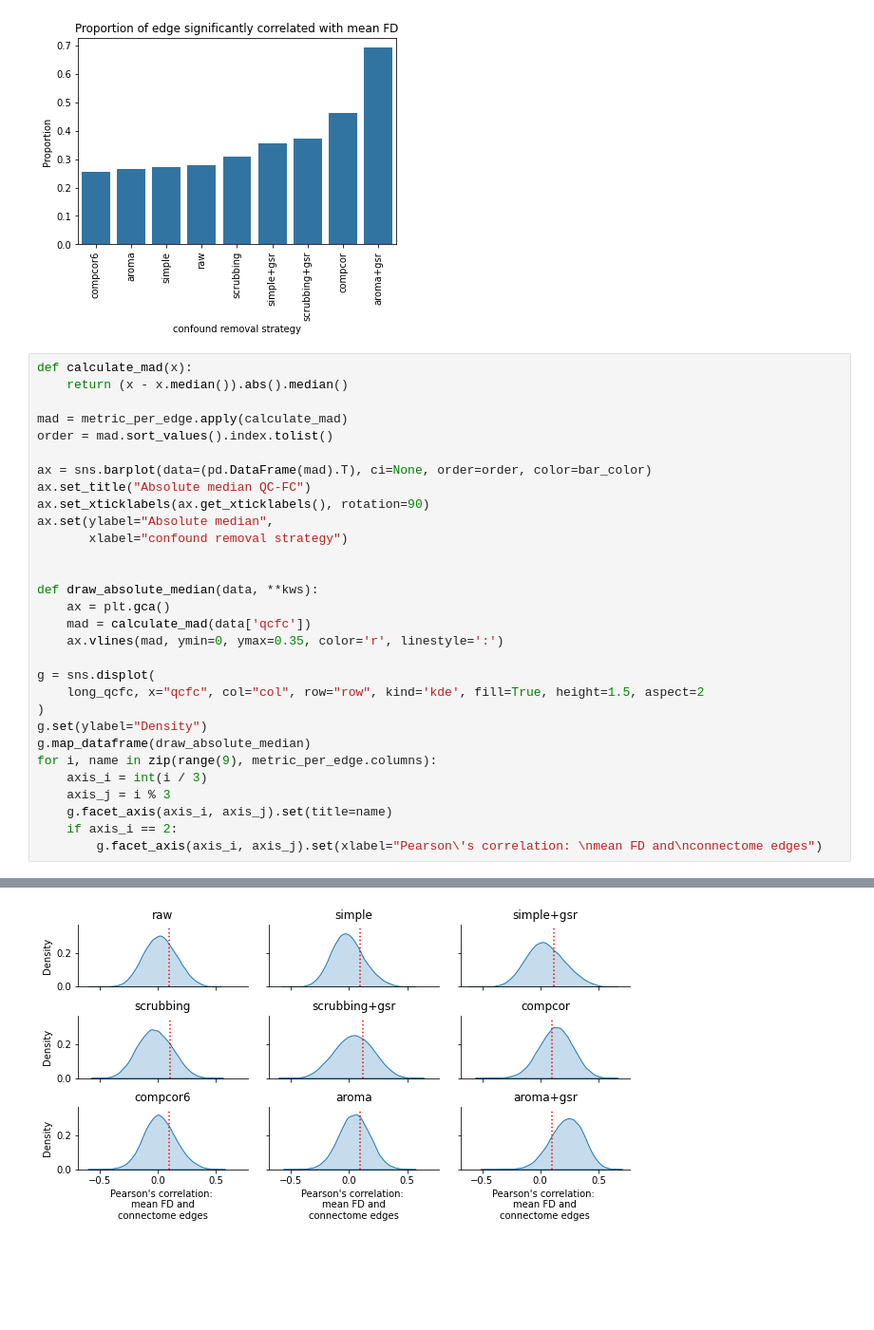
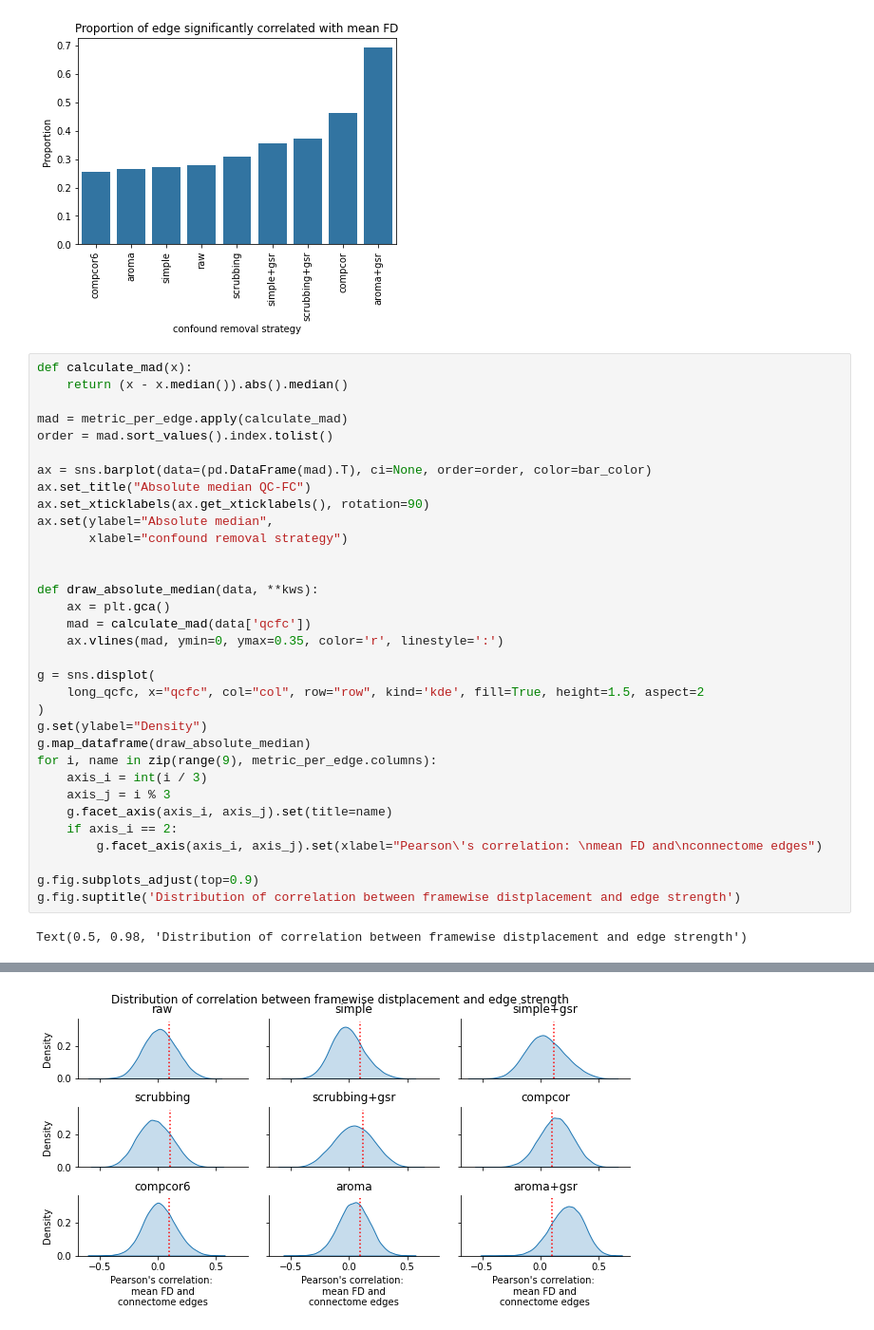
Before and after one commit to SIMEXP/fmriprep-denoise-benchmark, a Jupyter notebook: content/ohbm2022abstract.ipynb, the cells around one changed output, grey strips where cells are left out. Shown at 95% size. Saved outputs shown, nothing was run; the diff lists cells and outputs as text; blank space fills up the shorter version.

```diff
--- a/content/ohbm2022abstract.ipynb
+++ b/content/ohbm2022abstract.ipynb
@@ -102,32 +109,36 @@ def calculate_mad(x):
     return (x - x.median()).abs().median()
 
 mad = metric_per_edge.apply(calculate_mad)
 order = mad.sort_values().index.tolist()
 
 ax = sns.barplot(data=(pd.DataFrame(mad).T), ci=None, order=order, color=bar_color)
 ax.set_title("Absolute median QC-FC")
 ax.set_xticklabels(ax.get_xticklabels(), rotation=90)
 ax.set(ylabel="Absolute median",
        xlabel="confound removal strategy")
 
 
 def draw_absolute_median(data, **kws):
     ax = plt.gca()
     mad = calculate_mad(data['qcfc'])
     ax.vlines(mad, ymin=0, ymax=0.35, color='r', linestyle=':')
 
 g = sns.displot(
     long_qcfc, x="qcfc", col="col", row="row", kind='kde', fill=True, height=1.5, aspect=2
 )
 g.set(ylabel="Density")
 g.map_dataframe(draw_absolute_median)
 for i, name in zip(range(9), metric_per_edge.columns):
     axis_i = int(i / 3)
     axis_j = i % 3
     g.facet_axis(axis_i, axis_j).set(title=name)
     if axis_i == 2:
         g.facet_axis(axis_i, axis_j).set(xlabel="Pearson\'s correlation: \nmean FD and\nconnectome edges")
+
+g.fig.subplots_adjust(top=0.9)
+g.fig.suptitle('Distribution of correlation between framewise distplacement and edge strength')
 # %% [output]
+Text(0.5, 0.98, 'Distribution of correlation between framewise distplacement and edge strength')
 [figure]
-[figure, old version]
+[figure, new version]
 # %%
```
Also changed, not shown: parts of 5 cells of this notebook, 2 other files.
